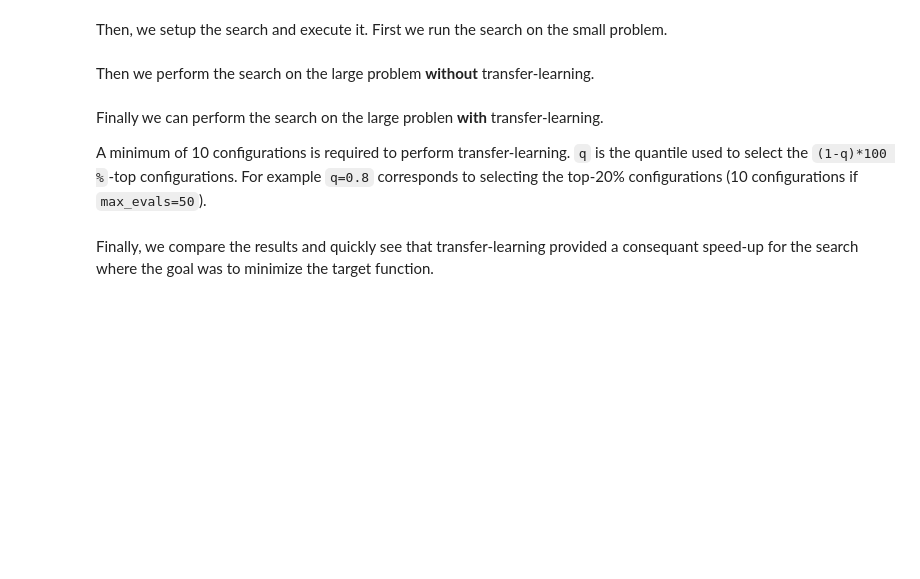
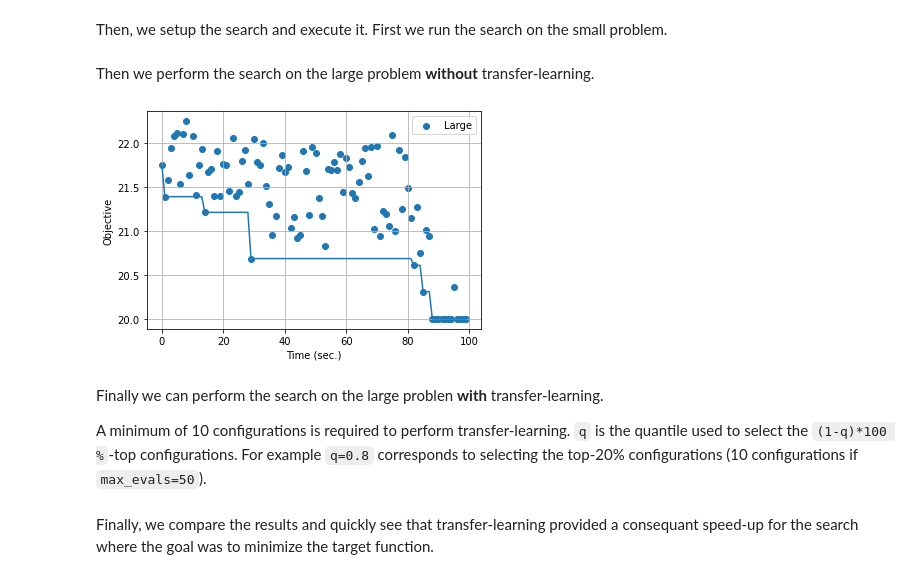
Before and after one commit to deephyper/anl-22-summer-workshop, a Jupyter notebook: notebooks/4-Transfer-Learning-for-Hyperparameter-Search.ipynb, the cells around one changed output. Saved outputs shown, nothing was run; the diff lists cells and outputs as text; code cells hidden in the pictures; blank space fills up the shorter version.

```diff
--- a/notebooks/4-Transfer-Learning-for-Hyperparameter-Search.ipynb
+++ b/notebooks/4-Transfer-Learning-for-Hyperparameter-Search.ipynb
@@ -107,4 +107,23 @@ search_large = CBO(problem_large, run_large, random_state=42)
 results["Large"] = search_large.search(max_evals)
+# %%
+import matplotlib.pyplot as plt
+
+
+plt.figure()
+
+for strategy, df in results.items():
+    if "Large" == strategy:
+      x = [i for i in range(len(df))]
+      plt.scatter(x, -df.objective, label=strategy)
+      plt.plot(x, -df.objective.cummax())
+
+plt.xlabel("Time (sec.)")
+plt.ylabel("Objective")
+plt.grid()
+plt.legend()
+plt.show()
+# %% [output]
+[figure, added]
 # %% [markdown]
 Finally we can perform the search on the large problen **with** transfer-learning.
 
```
Also changed, not shown: parts of 4 cells of this notebook.
